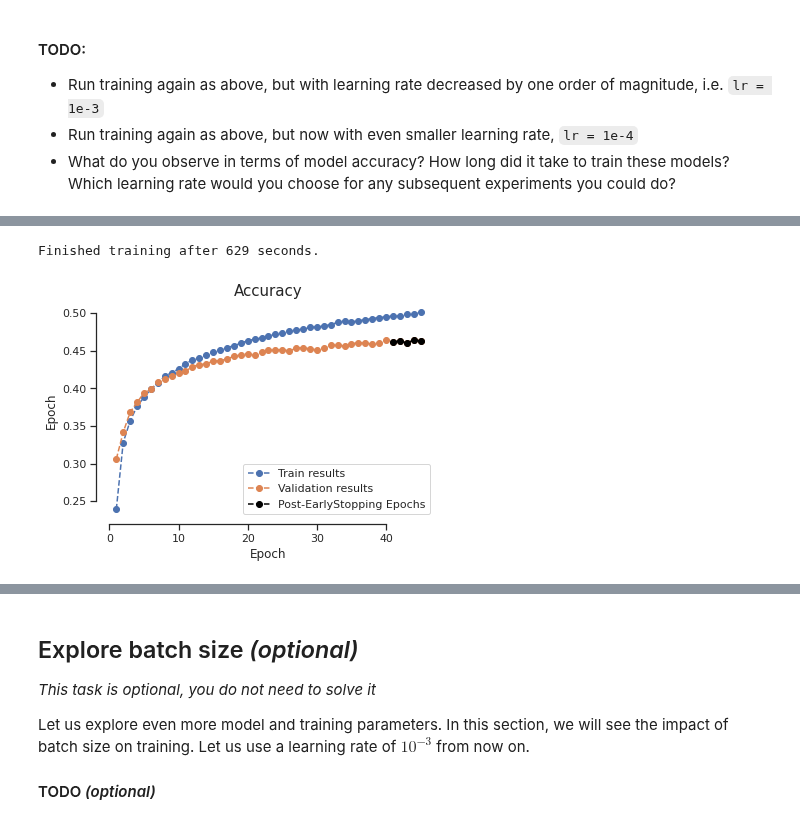
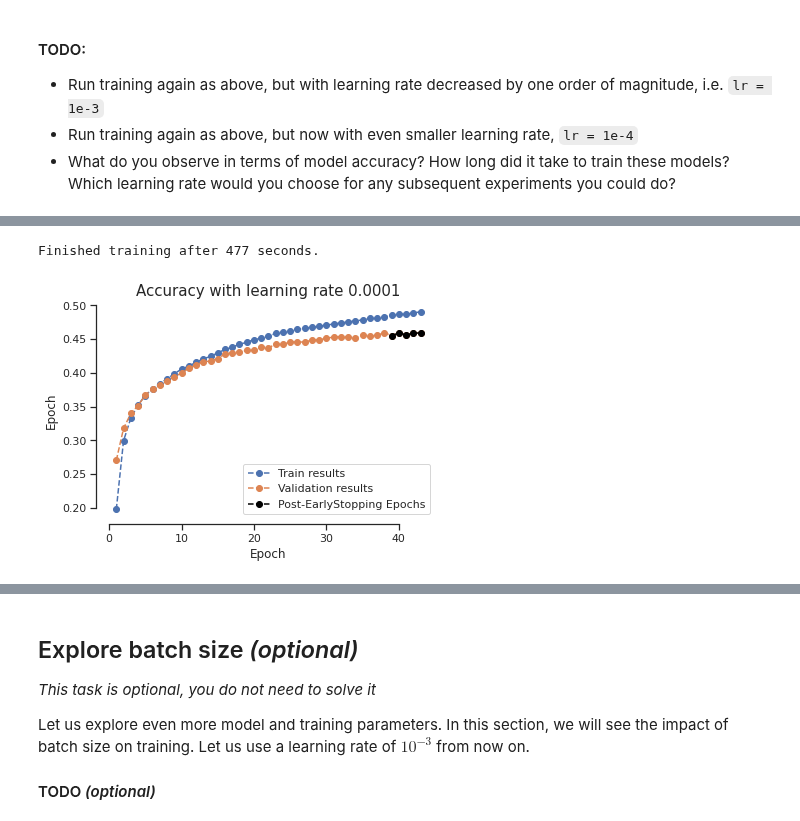
Before and after one commit to swang1112/DL_VL, a Jupyter notebook: Colab_Notebooks/Exercises2_2020.ipynb, the cells around one changed output, grey strips where cells are left out. Drawn from its saved outputs; the diff is of its cells as text; code cells hidden in the pictures.

```diff
--- a/Colab_Notebooks/Exercises2_2020.ipynb
+++ b/Colab_Notebooks/Exercises2_2020.ipynb
@@ -1051,30 +1045,30 @@ Validation set:
 # %%
 lr2 = 1e-4
 
 ####################
 ## YOUR CODE HERE ##
 ####################
 model_lr2 = MLP(img_width=img_width, num_in_channels=num_in_channels, num_classes=num_classes).to(device)
 
 # loss and optimizer
 loss_fun  = nn.CrossEntropyLoss()
 optimizer = optim.Adam(model_lr2.parameters(), lr=lr2)
 
 # early stopper
 patience = 5
 path = 'checkpoint_earlystopper.pt'
 early_stopper = EarlyStopper(verbose=False, path=path, patience=patience)
 
 train_losses, val_losses, train_accs, val_accs, _ = run_training(model=model_lr2, optimizer=optimizer, loss_function=loss_fun, device=device, num_epochs=num_epochs,
                                                                  train_dataloader=trainloader, val_dataloader=valloader, early_stopper=early_stopper, verbose=False)
 # visualization
 post_early_stopping_epochs = np.arange(len(val_accs)-patience+1, len(val_accs)+1) , val_accs[slice(-patience, None)]
-plot("Accuracy", "Epoch", train_accs, val_accs, yscale='linear', extra_pt=post_early_stopping_epochs, extra_pt_label="Post-EarlyStopping Epochs")
+plot(f"Accuracy with learning rate {lr2}", "Epoch", train_accs, val_accs, yscale='linear', extra_pt=post_early_stopping_epochs, extra_pt_label="Post-EarlyStopping Epochs")
 
 val_accs_max, val_accs_max_epoch = max(val_accs), np.argmax(val_accs)+1
 print(f'Validation set: \n maximum of accuracy: \t {val_accs_max:.2f} \t at epoch: \t {val_accs_max_epoch}')
 # %% [output]
 [interactive output not drawn]
-Finished training after 629 seconds.
+Finished training after 477 seconds.
-[figure, old version]
+[figure, new version]
 Validation set:
```
Also changed, not shown: parts of 21 cells of this notebook.
